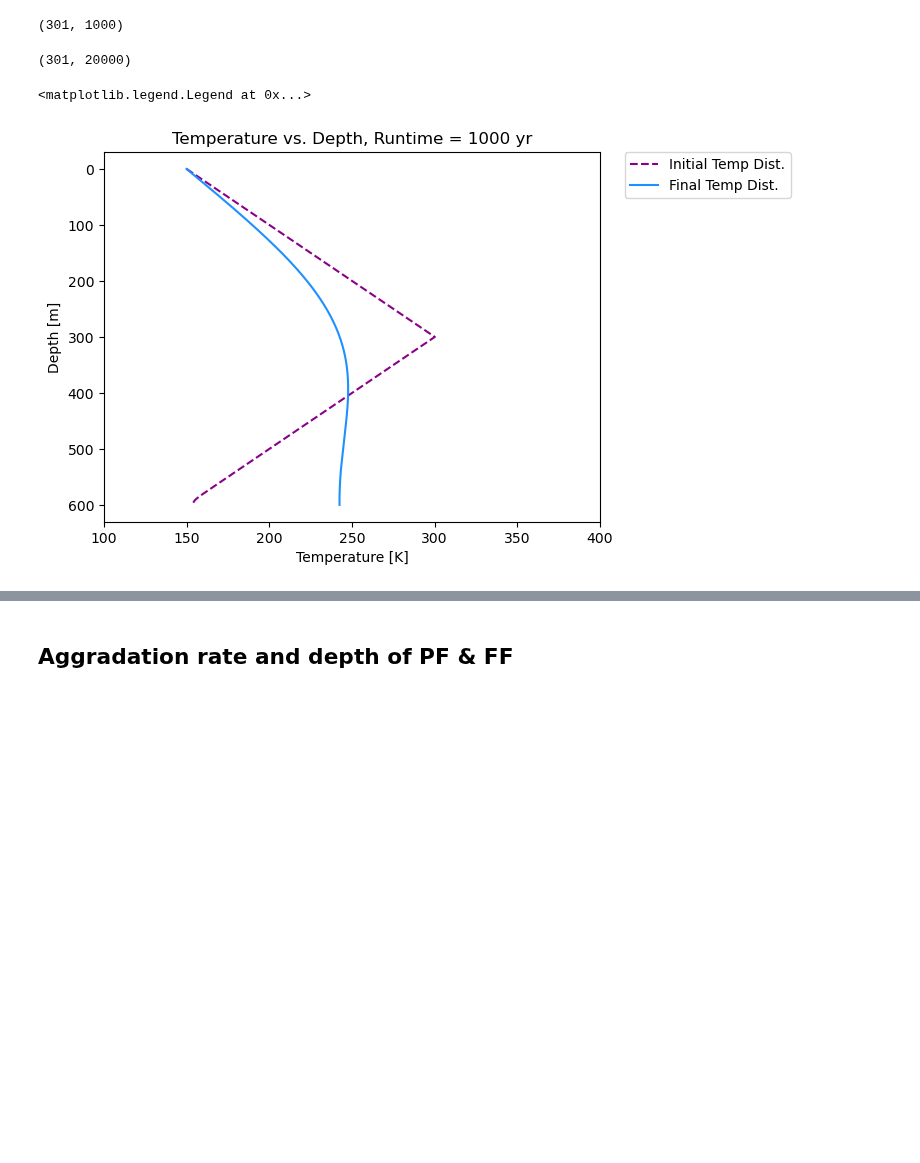
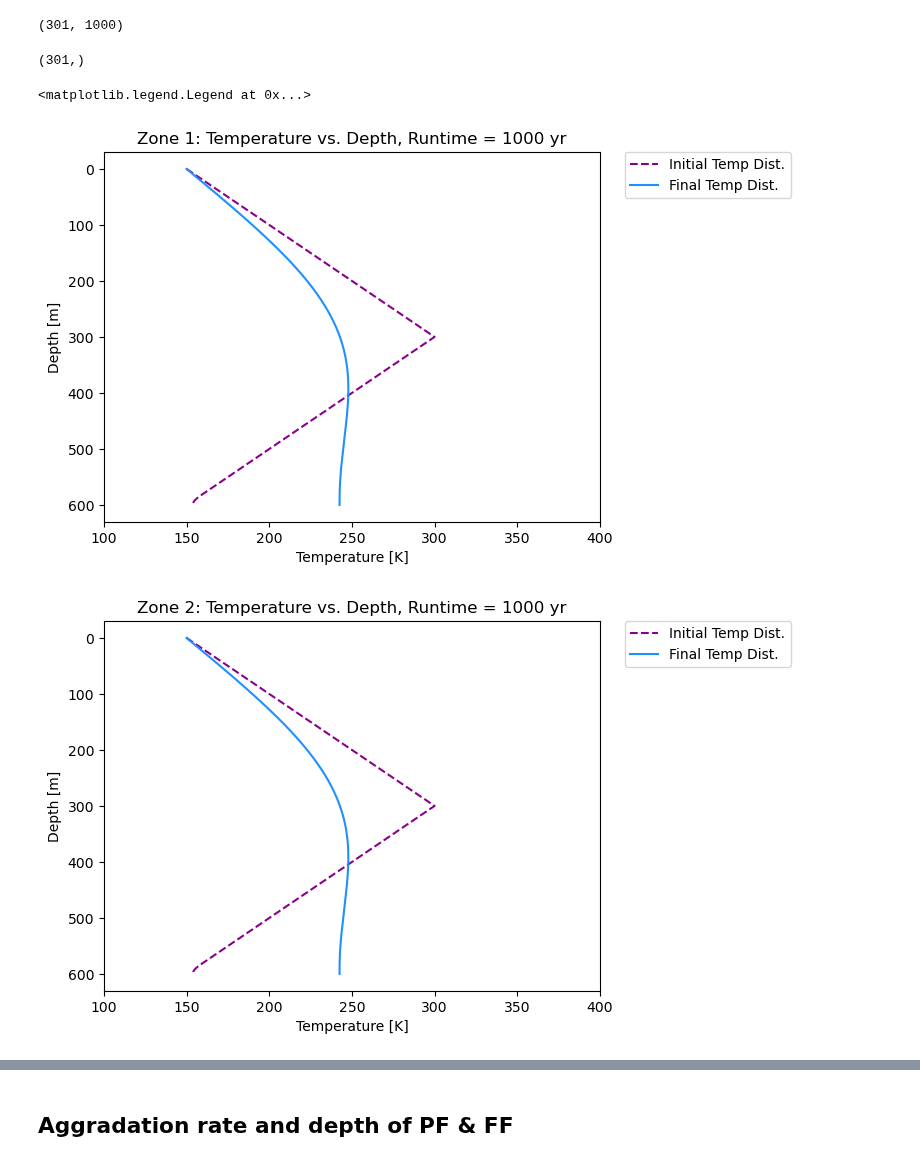
Before and after one commit to alexiak322/ceres-pingo-model, a Jupyter notebook: -1DHT-model-code/python/1DHT Model.ipynb, the cells around one changed output, grey strips where cells are left out. Drawn from its saved outputs; the diff is of its cells as text; code cells hidden in the pictures; blank space fills up the shorter version.

```diff
--- a/-1DHT-model-code/python/1DHT Model.ipynb
+++ b/-1DHT-model-code/python/1DHT Model.ipynb
@@ -82,17 +85,15 @@ for i in range(len(T_ini_1)):
     if 0 <= i < 2:
         T_ini_1[i] = 150.00
     elif 2 <= i < (nocell-1)/2:
-        T_ini_1[i] = (((300.15-150)/(300))*z[i]) + 150
+        T_ini_1[i] = (((300-150)/(grid_depth/2))*z[i]) + 150
     elif i == (nocell-1)/2:
-        T_ini_1[i] = 300.15
+        T_ini_1[i] = 300
     elif i > (nocell-1)/2:
-        T_ini_1[i] = (((150-300.15)/300)*z[i-150]) + 300.15
+        T_ini_1[i] = (((150-300)/(grid_depth/2))*z[i-150]) + 300
     elif i == grid_depth-1:
         T_ini_1[i] = 150.00
     #else:
-    #    T_ini_1[i] = 300
-    #else:
-        #T_ini_1[i] = 300
+    #    T_ini_1[i] = 300.00
 
 T_ini = [round(item, 2) for item in T_ini_1] #rounding all floats to the nearest hundredth to match with interpolated SFC
 print(T_ini)
@@ -194,7 +123,7 @@ fw4 = phoenix_1wtmgper[1] #liquid fraction in the pore space, Sl = 1- Si, dep va
 temp4 = -1*phoenix_1wtmgper[0] #degrees celsius, indep variable
 temp4 = temp4 + 273.15 #converted temperatures to Kelvin
 
-interp_temps = np.arange(140, 350, 0.01)
+interp_temps = np.arange(100, 350, 0.01)
 interp_fw = interp1d(temp4, fw4, kind='linear', fill_value='extrapolate')
 SFC_fw = interp_fw(interp_temps)
 
@@ -285,8 +222,0 @@ print(stability)
-# %%
-#temperature array used in numerical model
-
-T = np.zeros((nocell, no_tstep))
-T[:, 0] = T_ini.copy()
-
-print(T)
-T.shape
@@ -385,22 +409,34 @@ T.shape #should be nocell x no_tstep
 T_matx_0_1.shape #should be nocell x runtime
 # %% [output]
 (301, 1000)
-# %%
-f_w.shape
-# %% [output]
-(301, 20000)
+# %%
+f_w.shape
+# %% [output]
+(301,)
 # %%
-### Fig - Final temperature distrubution
+### Fig - Final temperature distrubution - Zone 1
 #plotting curves for initial and final temp distributions
 
+plt.figure()
 plt.xlim([100,400])
 plt.plot(T_matx_0_1[:,0], z, linestyle='dashed',color='darkmagenta', label='Initial Temp Dist.')
 plt.plot(T_matx_0_1[:,runtime-1], z, color='dodgerblue', label='Final Temp Dist.')
 plt.gca().invert_yaxis()
 plt.xlabel('Temperature [K]')
 plt.ylabel('Depth [m]')
-plt.title('Temperature vs. Depth, Runtime = %r yr' %(runtime))
+plt.title('Zone 1: Temperature vs. Depth, Runtime = %r yr' %(runtime))
 plt.legend(bbox_to_anchor=(1.05, 1), loc='upper left', borderaxespad=0)
+
+plt.figure()
+plt.xlim([100,400])
+plt.plot(T_matx_1_2[:,0], z, linestyle='dashed',color='darkmagenta', label='Initial Temp Dist.')
+plt.plot(T_matx_1_2[:,runtime-1], z, color='dodgerblue', label='Final Temp Dist.')
+plt.gca().invert_yaxis()
+plt.xlabel('Temperature [K]')
+plt.ylabel('Depth [m]')
+plt.title('Zone 2: Temperature vs. Depth, Runtime = %r yr' %(runtime))
+plt.legend(bbox_to_anchor=(1.05, 1), loc='upper left', borderaxespad=0)
 # %% [output]
 <matplotlib.legend.Legend at 0x...>
-[figure, old version]
+[figure, new version]
+[figure, added]
```
Also changed, not shown: parts of 33 cells of this notebook.
